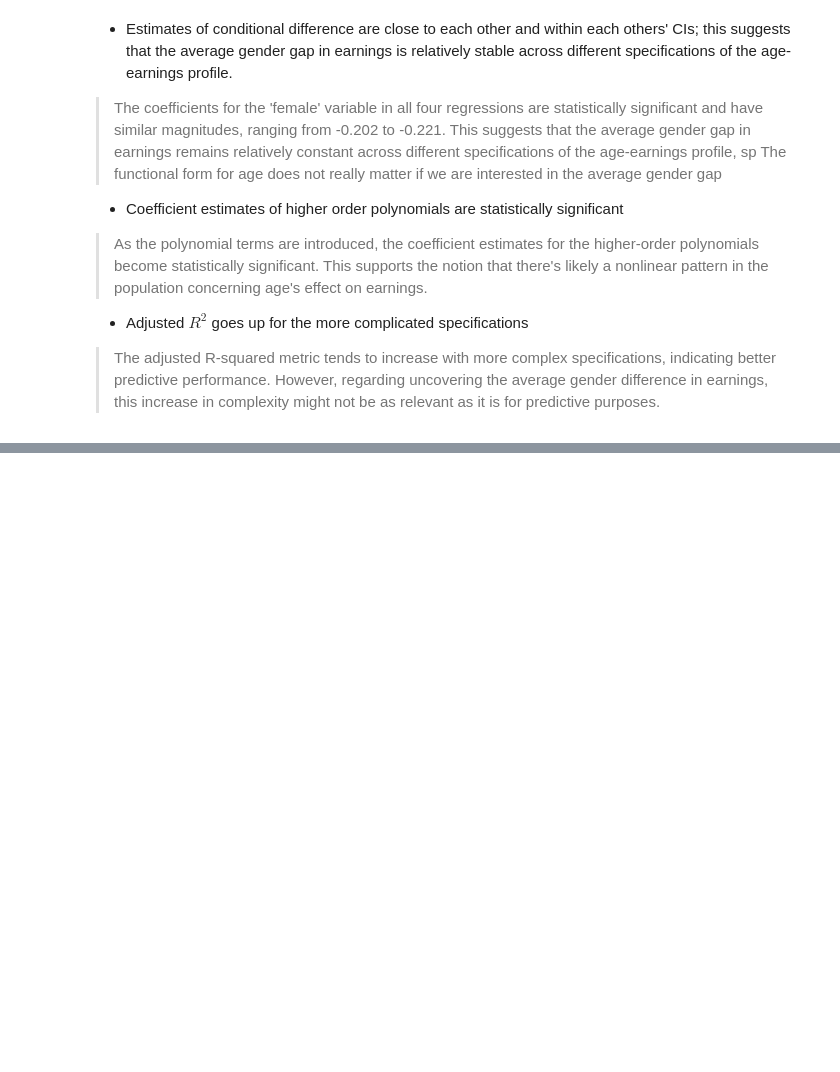
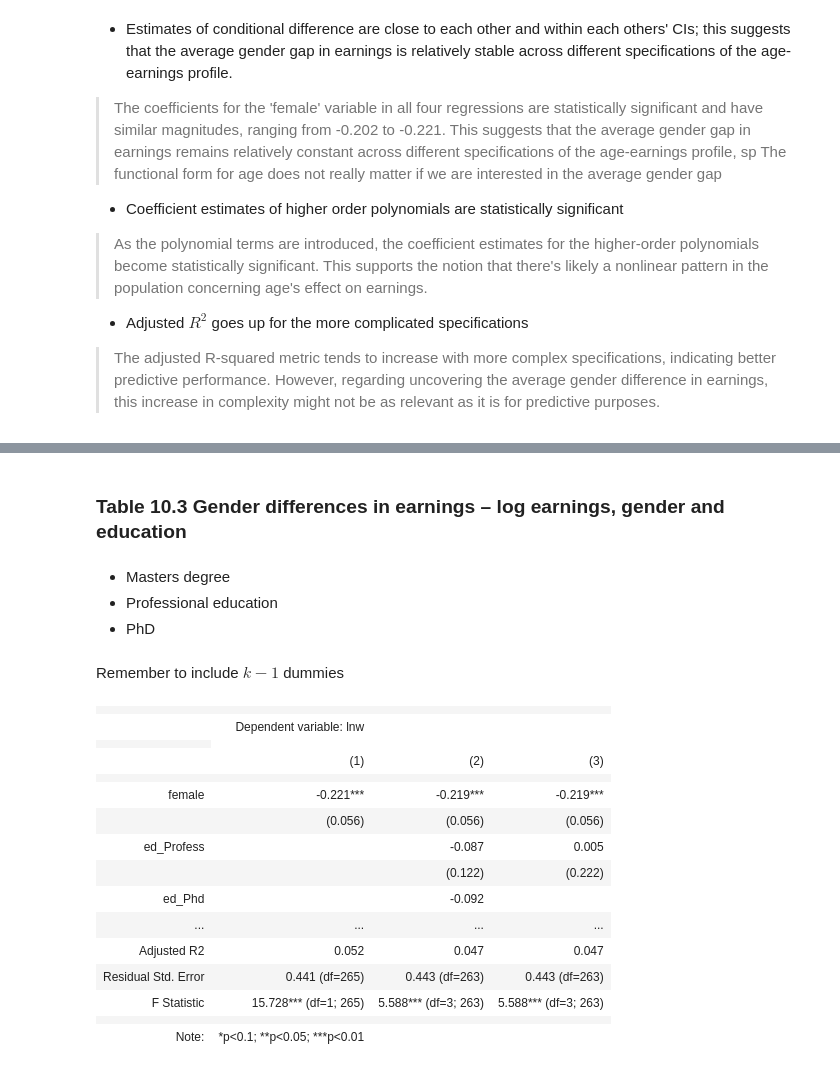
Before and after one commit to Alejandra-savagebriz/DA2, a Jupyter notebook: DA2_Assignment1.ipynb, the cells around one changed output, grey strips where cells are left out. Cells and saved outputs as stored; diff of their text form; code cells hidden in the pictures; blank space fills up the shorter version.

Commit message:
Gender gap and education regressions

```diff
--- a/DA2_Assignment1.ipynb
+++ b/DA2_Assignment1.ipynb
@@ -906,0 +911,38 @@ stargazer
+# %% [markdown]
+### Table 10.3 Gender differences in earnings – log earnings, gender and education
+# %% [markdown]
+- Masters degree
+- Professional education
+- PhD
+# %%
+cps["ed_MA"] = (cps["grade92"] == 44).astype(int)
+cps["ed_Profess"] = (cps["grade92"] == 45).astype(int)
+cps["ed_Phd"] = (cps["grade92"] == 46).astype(int)
+# %% [markdown]
+Remember to include $k-1$ dummies
+# %%
+reg8 = smf.ols(formula="lnw~female", data=cps).fit(cov_type="HC1")
+reg9 = smf.ols(formula="lnw~female + ed_Profess + ed_Phd", data=cps).fit(cov_type="HC1")
+reg10 = smf.ols(formula="lnw~female + ed_Profess + ed_MA", data=cps).fit(cov_type="HC1")
+# %%
+stargazer = Stargazer([reg8, reg9, reg10])
+stargazer.covariate_order(["female", "ed_Profess", "ed_Phd", "ed_MA", "Intercept"])
+stargazer.rename_covariates({"Intercept": "Constant"})
+stargazer
+# %% [output]
+|  |  |  |  |
+|  | Dependent variable: lnw |  |  |
+|  |
+|  | (1) | (2) | (3) |
+|  |  |  |  |
+| female | -0.221*** | -0.219*** | -0.219*** |
+|  | (0.056) | (0.056) | (0.056) |
+| ed_Profess |  | -0.087 | 0.005 |
+|  |  | (0.122) | (0.222) |
+| ed_Phd |  | -0.092 |  |
+| ... | ... | ... | ... |
+| Adjusted R2 | 0.052 | 0.047 | 0.047 |
+| Residual Std. Error | 0.441 (df=265) | 0.443 (df=263) | 0.443 (df=263) |
+| F Statistic | 15.728*** (df=1; 265) | 5.588*** (df=3; 263) | 5.588*** (df=3; 263) |
+|  |  |  |  |
+| Note: | *p<0.1; **p<0.05; ***p<0.01 |  |  |
```
Also changed, not shown: parts of 3 cells of this notebook.
